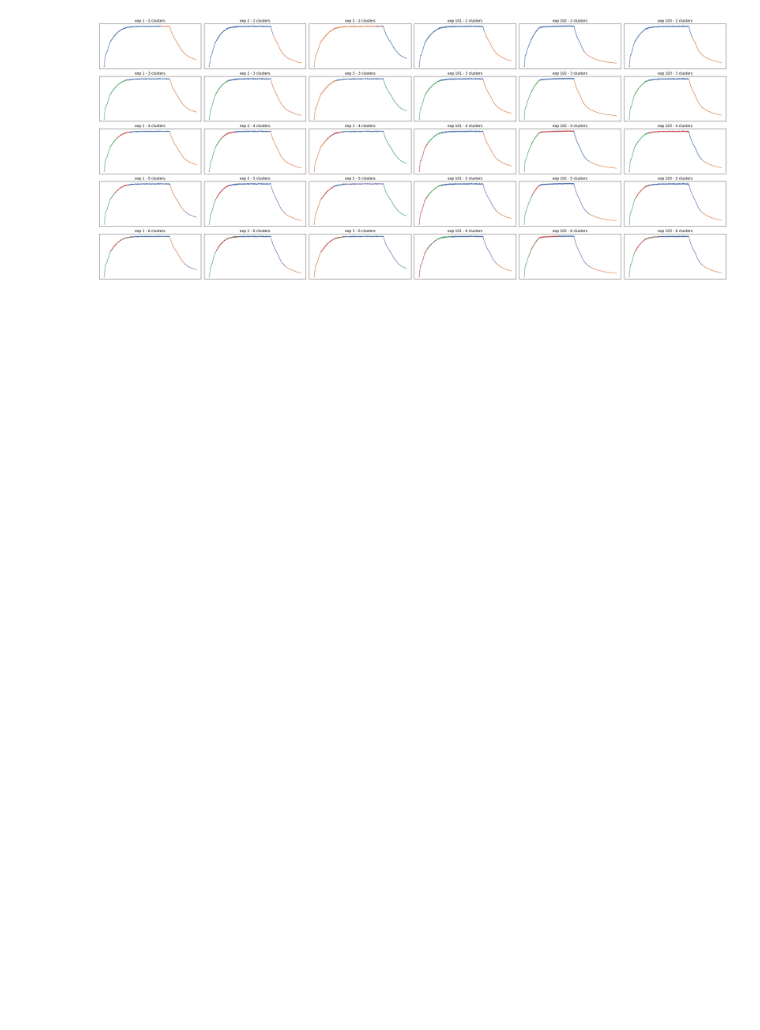
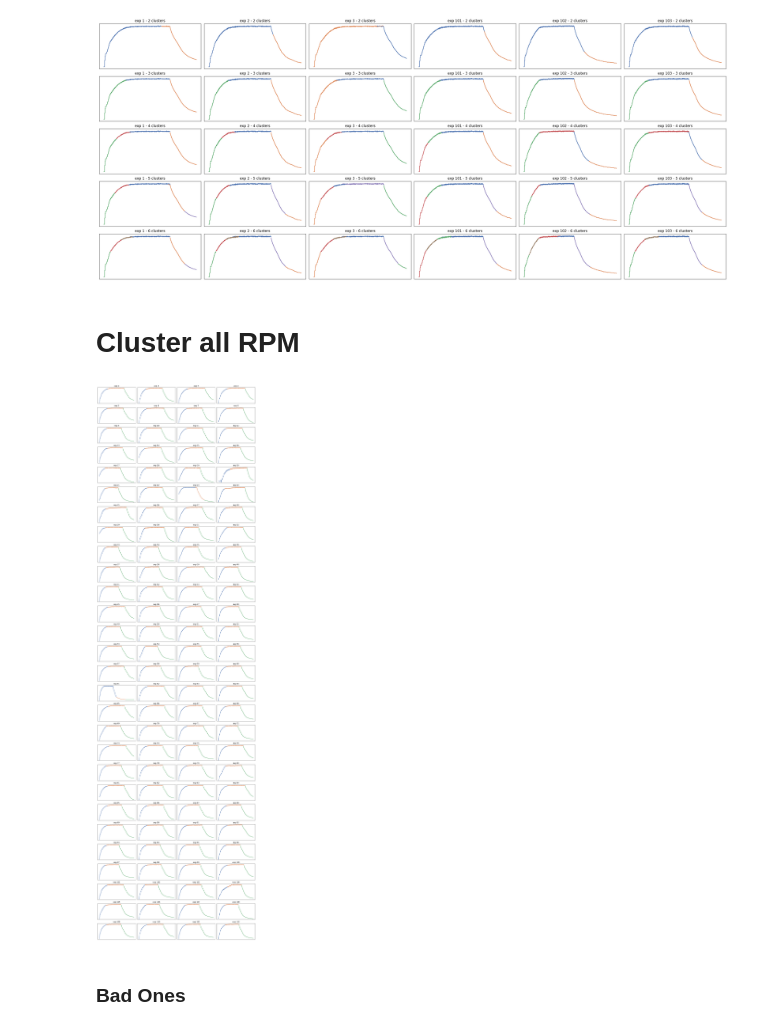
Before and after one commit to WaldemarWalo/DataScienceProjects, a Jupyter notebook: Bearing_Classification/20.FE-cluster RPM.ipynb, the cells around one changed output. Saved outputs shown, nothing was run; the diff lists cells and outputs as text; code cells hidden in the pictures; blank space fills up the shorter version.

```diff
--- a/Bearing_Classification/20.FE-cluster RPM.ipynb
+++ b/Bearing_Classification/20.FE-cluster RPM.ipynb
@@ -102,3 +111,42 @@ for i_exp, exp_id in enumerate(exp_ids):
 [figure]
 # %%
 # https://scikit-learn.org/stable/auto_examples/cluster/plot_cluster_comparison.html
+# %% [markdown]
+# Cluster all RPM
+# %%
+def get_gm_lbls(df, pre_proc = StandardScaler):
+    ss = pre_proc().fit_transform(df)
+    gm_model = GaussianMixture(n_components=3, random_state=RS,)
+    lbls = pd.DataFrame({'original_lbl': gm_model.fit_predict(ss)})
+
+    old_to_new_lbl_map_df = pd.DataFrame({'x_mean':  gm_model.means_[:,0]}).reset_index().rename(columns={'index':'original_lbl'}).sort_values(by='x_mean').reset_index(drop=True).reset_index().rename(columns={'index':'new_lbl'}).drop('x_mean', axis=1)
+
+    d_ret = pd.merge(lbls, old_to_new_lbl_map_df, on='original_lbl')
+    return d_ret['new_lbl'].values
+
+def add_clusters(df):
+    df['rpm_clusters'] = None
+    exp_ids = df['experiment_id'].unique()
+
+    for exp_id in exp_ids:
+        df.loc[df['experiment_id'] == exp_id, 'rpm_clusters'] = get_gm_lbls( df.loc[df['experiment_id'] == exp_id, ['timestamp','rpm']] )
+
+def plot_rpm_clusters(df):
+    exp_ids = df['experiment_id'].unique()
+    axs = f.get_axes(int(np.ceil(len(exp_ids) / 4)), 4, 1 , 2)
+
+    for ax in axs.flat:
+        ax.axes.get_xaxis().set_visible(False)
+        ax.axes.get_yaxis().set_visible(False)
+
+    for exp_id, ax in zip(exp_ids, axs.flat):
+        df_plt = df.loc[df['experiment_id'] == exp_id]
+        _ = sns.lineplot(data=df_plt, x='timestamp', y='rpm', hue='rpm_clusters', ax = ax, palette="deep", legend = False).set_title(f'exp {exp_id}')
+# %%
+df_plt = df_data.copy()
+add_clusters(df_plt)
+plot_rpm_clusters(df_plt)
+# %% [output]
+[figure, added]
+# %% [markdown]
+### Bad Ones
```
Also changed, not shown: parts of 15 cells of this notebook, 6 other files.
